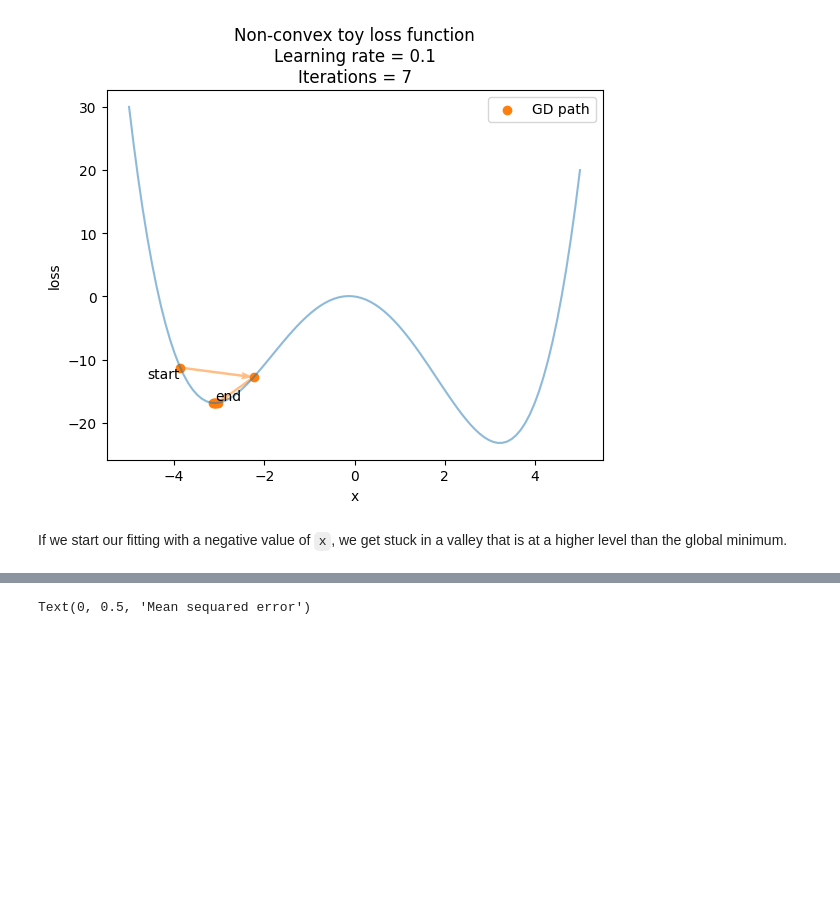
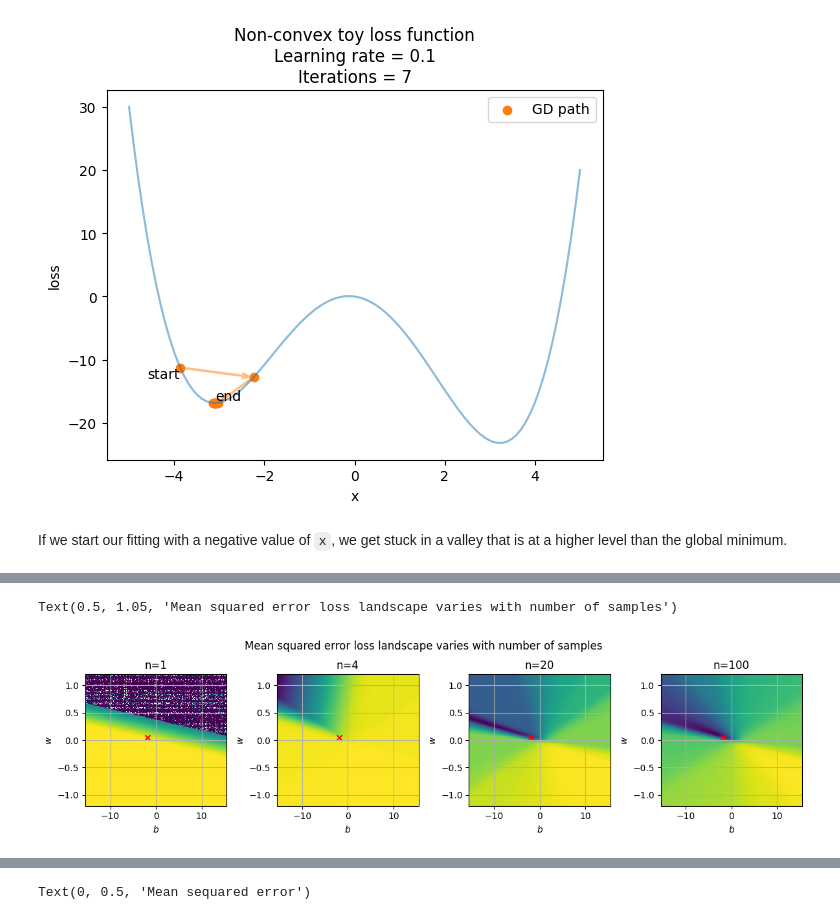
Before and after one commit to dbheadley/DecodingTheBrain, a Jupyter notebook: Week4/notes.ipynb, the cells around one changed output, grey strips where cells are left out. Cells and saved outputs as stored; diff of their text form; code cells hidden in the pictures; blank space fills up the shorter version.

```diff
--- a/Week4/notes.ipynb
+++ b/Week4/notes.ipynb
@@ -568,0 +545,10 @@ Text(0, 0.5, 'Negative Log Likelihood')
+# %%
+fig, ax = plt.subplots(1,4, figsize=(12,3))
+for ind, count in enumerate([1, 4, 20, x.size]):
+    _, loss_mse = plot_logistic_loss_landscape(ax=ax[ind], sel_data=sel_data[:count], loss=mse_loss)
+    ax[ind].set_title('n={}'.format(count))
+fig.tight_layout()
+fig.suptitle('Mean squared error loss landscape varies with number of samples', y=1.05)
+# %% [output]
+Text(0.5, 1.05, 'Mean squared error loss landscape varies with number of samples')
+[figure, added]
```
Also changed, not shown: parts of 10 cells of this notebook.
